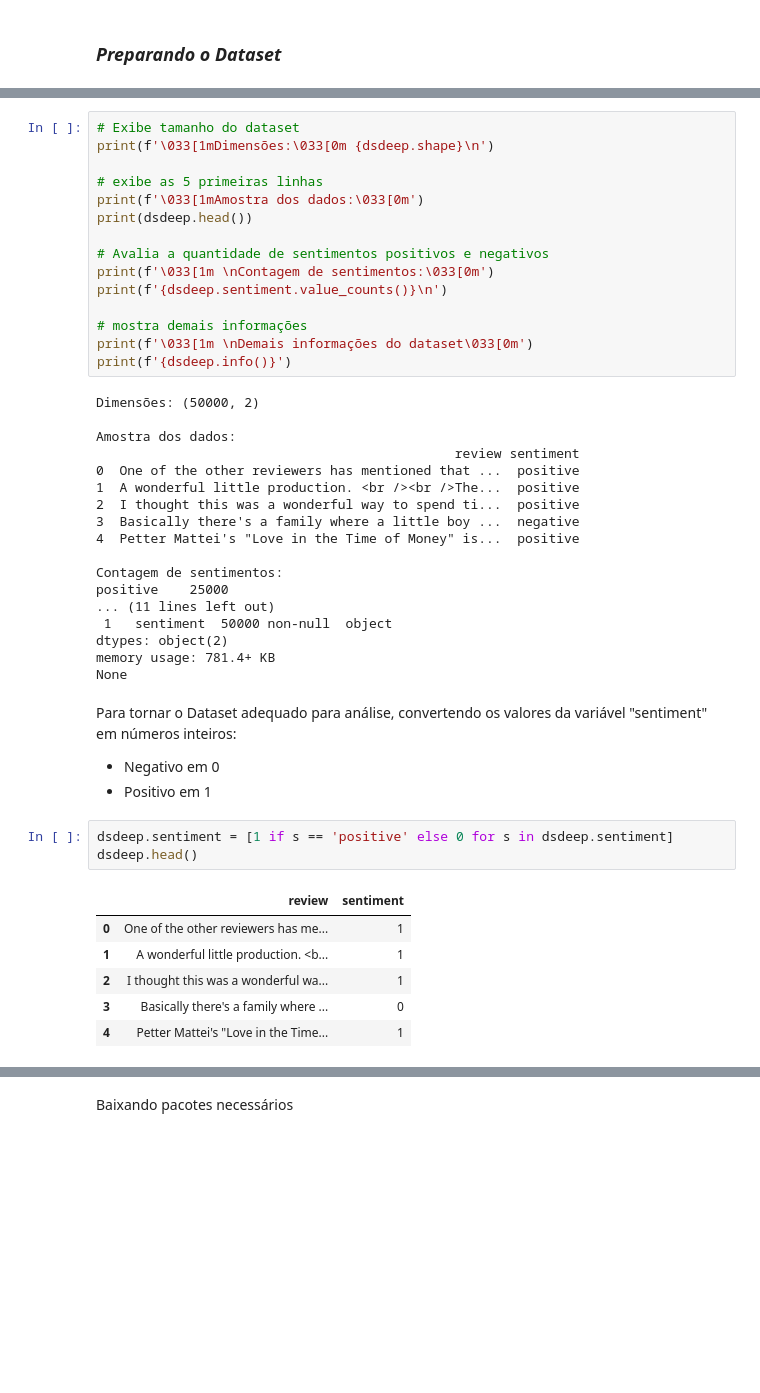
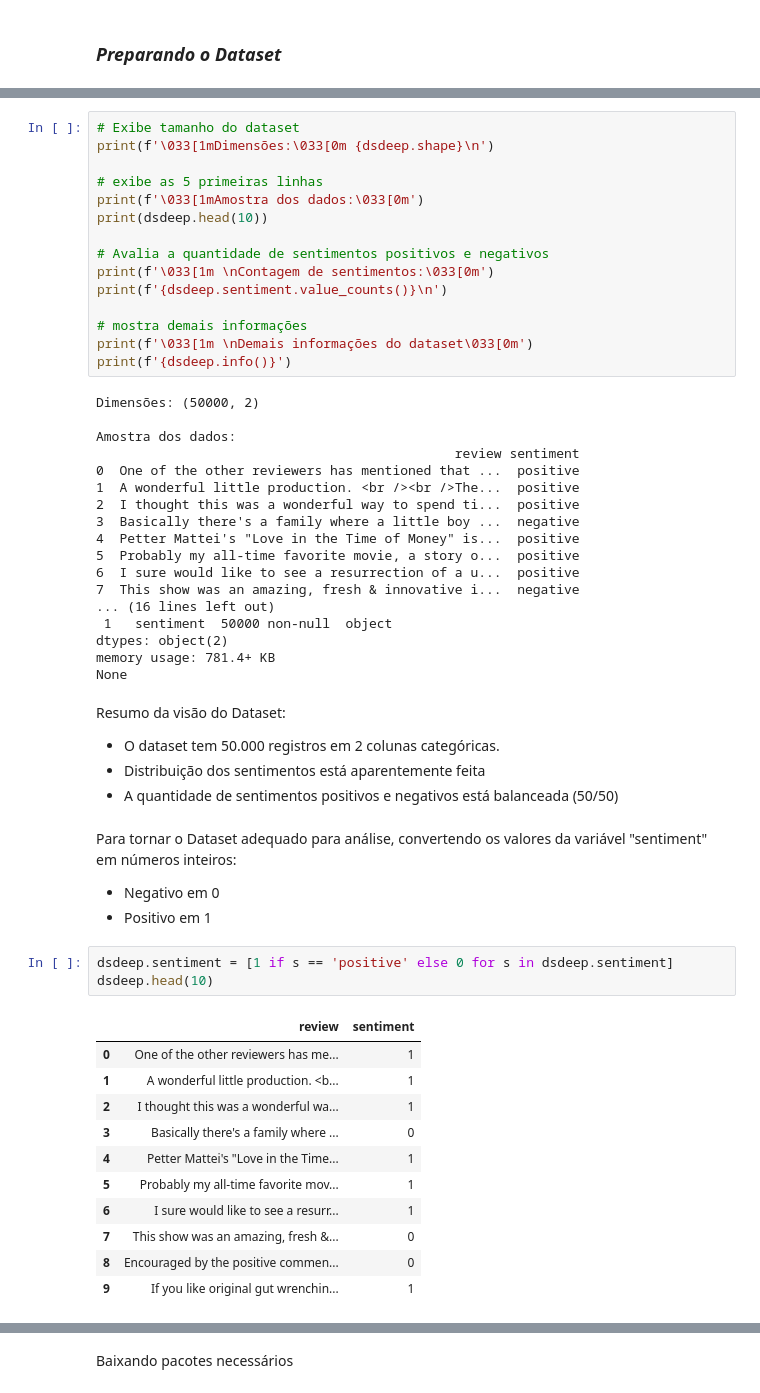
Before and after one commit to rharkovsky/puc_mvp1, a Jupyter notebook: MVP2_Harkovsky_v6.ipynb, the cells around one changed output, grey strips where cells are left out. Cells and saved outputs as stored; diff of their text form; blank space fills up the shorter version.

```diff
--- a/MVP2_Harkovsky_v6.ipynb
+++ b/MVP2_Harkovsky_v6.ipynb
@@ -1246,7 +1243,7 @@ print(f'\033[1mDimensões:\033[0m {dsdeep.shape}\n')
 
 # exibe as 5 primeiras linhas
 print(f'\033[1mAmostra dos dados:\033[0m')
-print(dsdeep.head())
+print(dsdeep.head(10))
 
 # Avalia a quantidade de sentimentos positivos e negativos
 print(f'\033[1m \nContagem de sentimentos:\033[0m')
@@ -1265,27 +1262,37 @@ Amostra dos dados:
 2  I thought this was a wonderful way to spend ti...  positive
 3  Basically there's a family where a little boy ...  negative
 4  Petter Mattei's "Love in the Time of Money" is...  positive
-
-Contagem de sentimentos:
-positive    25000
-... (11 lines left out)
+5  Probably my all-time favorite movie, a story o...  positive
+6  I sure would like to see a resurrection of a u...  positive
+7  This show was an amazing, fresh & innovative i...  negative
+... (16 lines left out)
  1   sentiment  50000 non-null  object
 dtypes: object(2)
 memory usage: 781.4+ KB
 None
+# %% [markdown]
+Resumo da visão do Dataset:
+- O dataset tem 50.000 registros em 2 colunas categóricas.
+- Distribuição dos sentimentos está aparentemente feita
+- A quantidade de sentimentos positivos e negativos está balanceada (50/50)
 # %% [markdown]
 Para tornar o Dataset adequado para análise, convertendo os valores da variável "sentiment" em números inteiros:
 - Negativo em 0
 - Positivo em 1
 # %%
 dsdeep.sentiment = [1 if s == 'positive' else 0 for s in dsdeep.sentiment]
-dsdeep.head()
+dsdeep.head(10)
 # %% [output]
 |  | review | sentiment |
 | 0 | One of the other reviewers has me... | 1 |
 | 1 | A wonderful little production. <b... | 1 |
 | 2 | I thought this was a wonderful wa... | 1 |
 | 3 | Basically there's a family where ... | 0 |
 | 4 | Petter Mattei's "Love in the Time... | 1 |
+| 5 | Probably my all-time favorite mov... | 1 |
+| 6 | I sure would like to see a resurr... | 1 |
+| 7 | This show was an amazing, fresh &... | 0 |
+| 8 | Encouraged by the positive commen... | 0 |
+| 9 | If you like original gut wrenchin... | 1 |
 # %% [markdown]
 ## B3. Pré-processamento de dados
```
Also changed, not shown: parts of 49 cells of this notebook.
